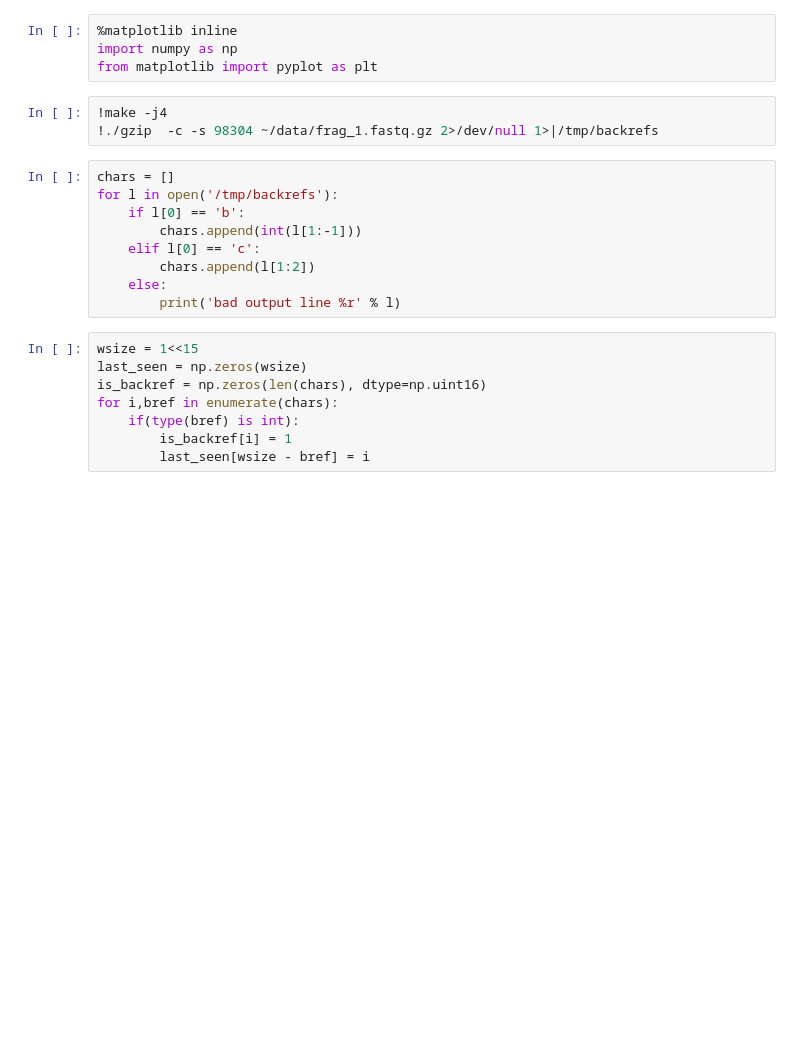
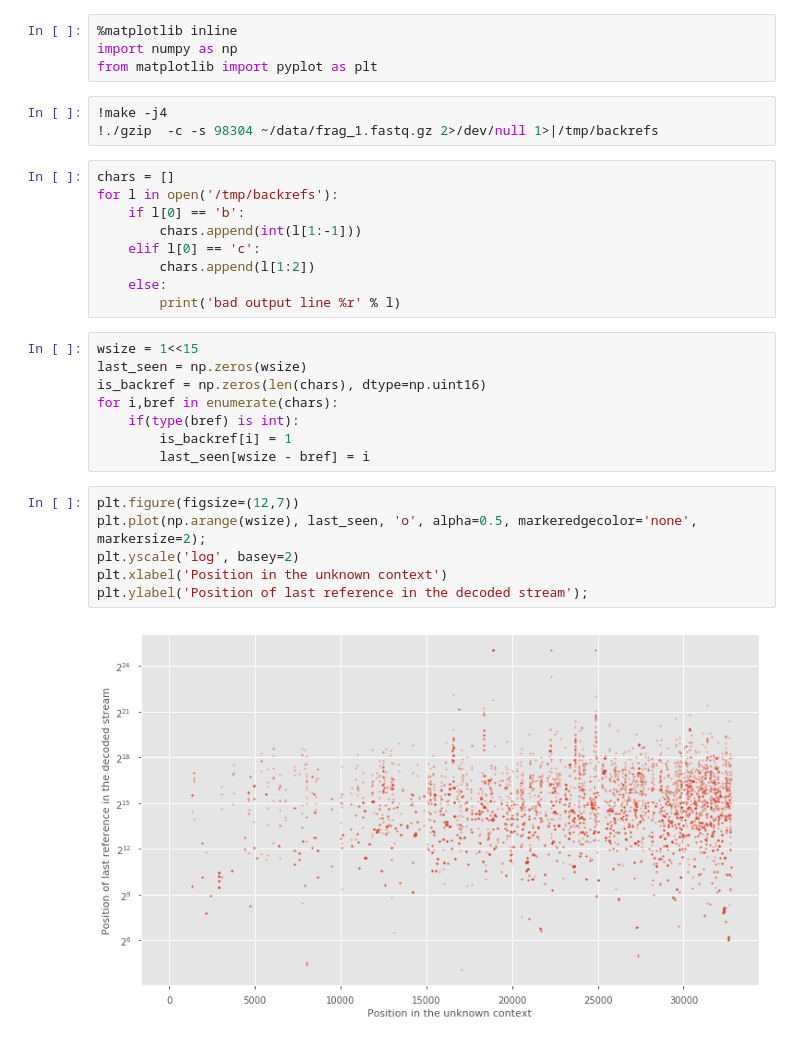
Before and after one commit to rchikhi/fqgz, a Jupyter notebook: Backref stats.ipynb, the cells around one changed output. Drawn from its saved outputs; the diff is of its cells as text; blank space fills up the shorter version.

```diff
--- a/Backref stats.ipynb
+++ b/Backref stats.ipynb
@@ -22,6 +22,14 @@ for i,bref in enumerate(chars):
     if(type(bref) is int):
         is_backref[i] = 1
         last_seen[wsize - bref] = i
+# %%
+plt.figure(figsize=(12,7))
+plt.plot(np.arange(wsize), last_seen, 'o', alpha=0.5, markeredgecolor='none', markersize=2);
+plt.yscale('log', basey=2)
+plt.xlabel('Position in the unknown context')
+plt.ylabel('Position of last reference in the decoded stream');
+# %% [output]
+[figure, added]
 # %%
 plt.figure(figsize=(12,7))
 plt.hist(np.log2(last_seen+1), 50, log=True);
```
Also changed, not shown: parts of 2 cells of this notebook.
